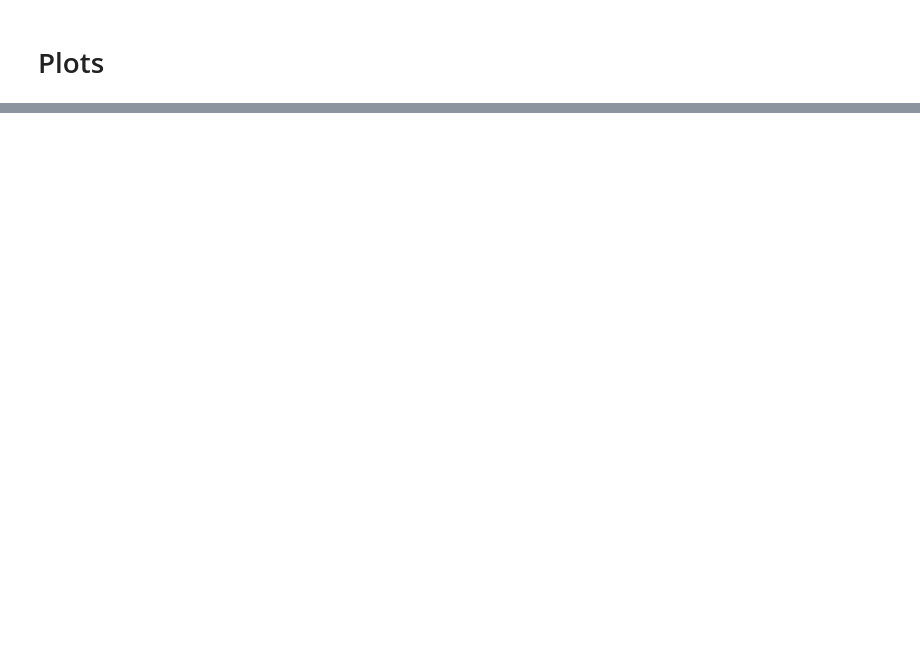
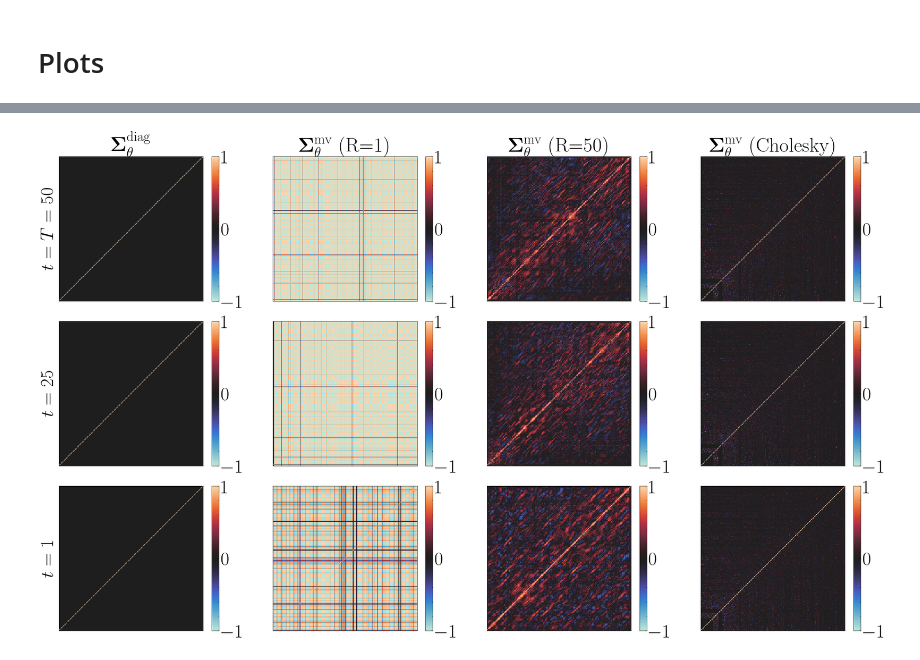
Before and after one commit to Philipp238/diffusionUQ, a Jupyter notebook: evaluation/cov_analysis.ipynb, the cells around one changed output, grey strips where cells are left out. Saved outputs shown, nothing was run; the diff lists cells and outputs as text; code cells hidden in the pictures; blank space fills up the shorter version.

```diff
--- a/evaluation/cov_analysis.ipynb
+++ b/evaluation/cov_analysis.ipynb
@@ -339,4 +323,6 @@ for step, i in enumerate(reversed(range(1, diffusion.noise_steps))):
 
     x = diffusion.sample_x_t_inference_DDIM(x, t, predicted_noise, pred, i)
 # %%
+std = torch.sqrt(torch.diagonal(timestep_array, dim1=-2, dim2=-1))  # [B, D]
 mvnormal_cholesky_cov = timestep_array
+mvnormal_cholesky_corr = mvnormal_cholesky_cov / (std.unsqueeze(-1) * std.unsqueeze(-2))
@@ -402,10 +328,0 @@ timestep_array = torch.zeros(n_timesteps -1, *target.shape, target.shape[-1]).sq
-# %%
-x = diffusion.sample_x_T((n, *diffusion.img_size), pred, inference=True)
-for step, i in enumerate(reversed(range(1, diffusion.noise_steps))):
-    t = (torch.ones(n) * i).long().to(diffusion.device)
-    predicted_noise = diffusion.sample_noise(model, x, t, conditioning, pred)
-    # Generate prediction
-    predictions = model(x, t, conditioning, pred = pred, n_samples=100)
-    timestep_array[step] = batched_cov_vectorized(predictions.squeeze(1))
-
-    x = diffusion.sample_x_t_inference_DDIM(x, t, predicted_noise, pred, i)
@@ -454,0 +331,55 @@ Text(0, 0.5, 'Sample based')
+# %%
+ticksize = 29
+legendsize = 32
+axissize = 31
+titlesize = 34
+plt.style.use(["science"])
+cmap = Colormap('seaborn:icefire').to_mpl()
+# %%
+steps = [0, 25, 48]
+methods = [
+    (r"$\boldsymbol{\Sigma}_\theta^\mathrm{diag}$", normal_corr),
+    (r"$\boldsymbol{\Sigma}_\theta^\mathrm{mv}$ (R=1)", mvnormal_corr_1),
+    (r"$\boldsymbol{\Sigma}_\theta^\mathrm{mv}$ (R=50)", mvnormal_corr_50),
+    (r"$\boldsymbol{\Sigma}_\theta^\mathrm{mv}$ (Cholesky)", mvnormal_cholesky_corr),
+]
+
+n_rows = len(steps)
+n_cols = len(methods)
+cbs = []
+
+fig, axs = plt.subplots(
+    n_rows, n_cols, figsize=(20, 12),
+    sharex=True, sharey=True,
+    layout="constrained", subplot_kw={"aspect":1}
+)
+
+# Loop over steps (rows) and methods (cols)
+for i, step in enumerate(steps):
+    for j, (label, data) in enumerate(methods):
+        im = axs[i, j].pcolormesh(data[step], rasterized = True, cmap = cmap, vmin = -1, vmax = 1)
+        cbs.append(plt.colorbar(im, ax=axs[i, j]))
+
+
+for i in range(n_rows):
+    for j in range(1, n_cols):
+        axs[i, j].set_yticks([])
+for i in range(n_rows-1):
+    for j in range(n_cols):
+        axs[i, j].set_xticks([])
+
+# Column titles = methods
+for j, (label, _) in enumerate(methods):
+    axs[0, j].set_title(label, fontsize = titlesize)
+
+for cb in cbs:
+    cb.ax.tick_params(labelsize=legendsize)
+
+
+axs[0,0].set_ylabel(r"$t = T = 50$", fontsize = axissize)
+axs[1,0].set_ylabel(r"$t = 25$", fontsize = axissize)
+axs[2,0].set_ylabel(r"$t = 1$", fontsize = axissize)
+
+plt.savefig(f"plots/KS_correlation_example.pdf", bbox_inches = "tight")
+# %% [output]
+[figure, added]
```
Also changed, not shown: parts of 29 cells of this notebook, 13 other files.
